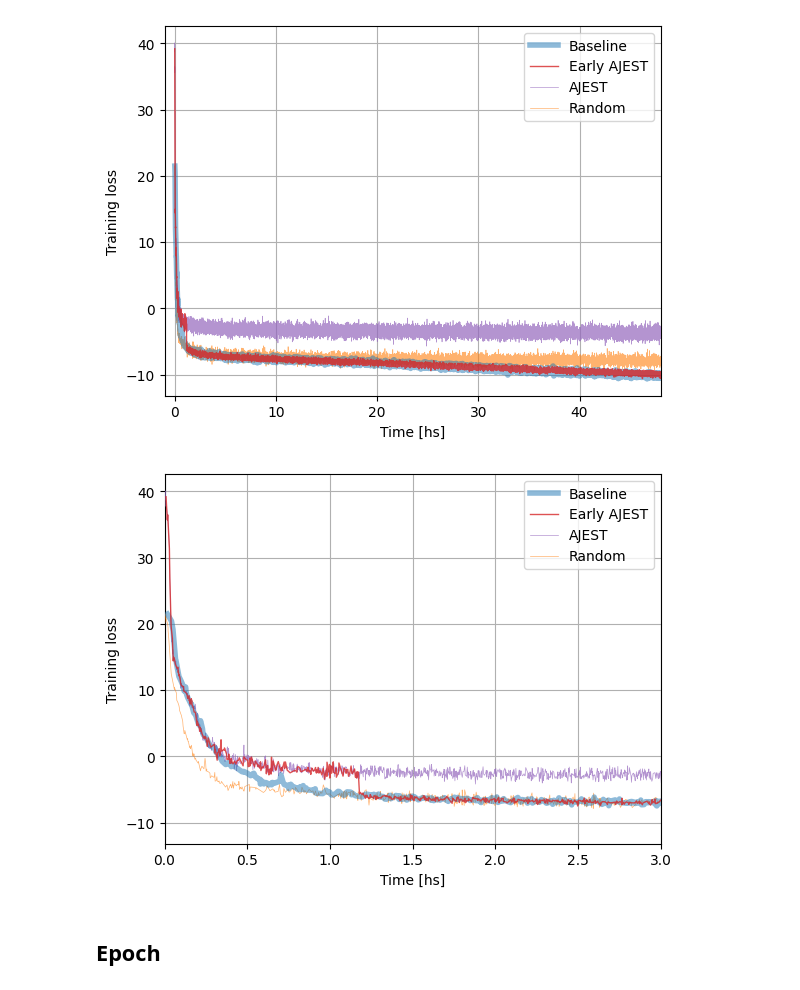
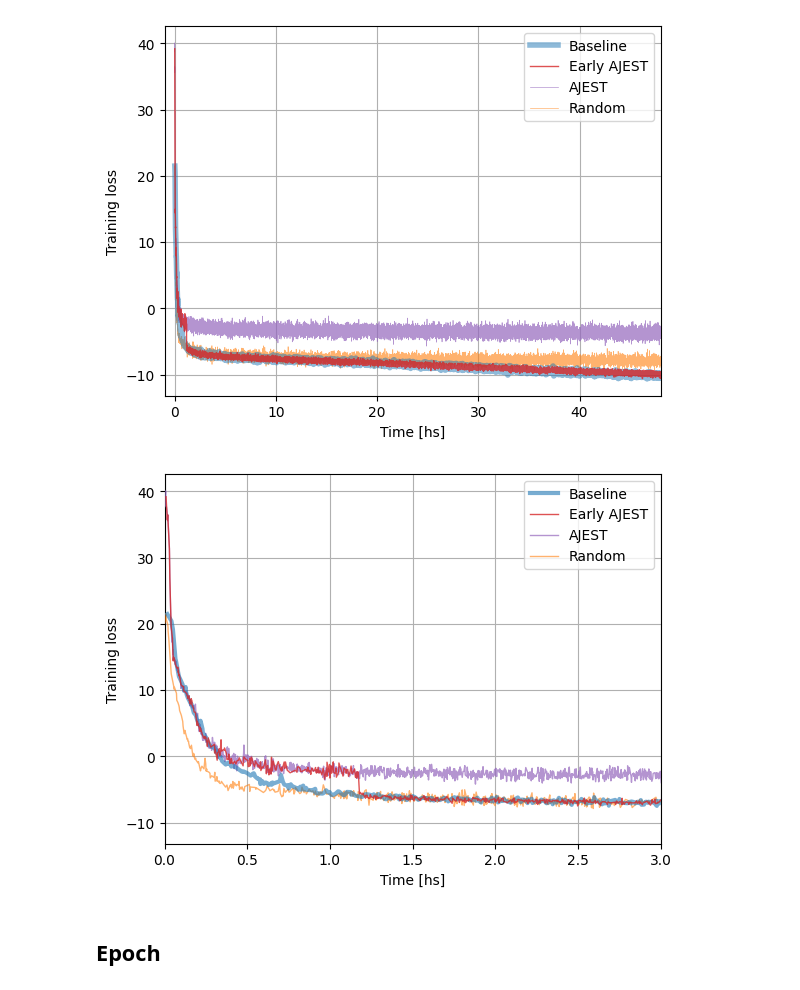
Before and after one commit to 0xInfty/Autoguided, a Jupyter notebook: Images/analysis/LossCurves.ipynb, the cells around one changed output. Cells and saved outputs as stored; diff of their text form; code cells hidden in the pictures.

Commit message:
Combined plots [M1]

```diff
--- a/Images/analysis/LossCurves.ipynb
+++ b/Images/analysis/LossCurves.ipynb
@@ -23,6 +24,9 @@ plt_kwargs = dict(color = ["C0", "C3", "C4", "C1"],
                   alpha = [0.5, 0.8, 0.7, 0.6],
                   linewidth = [4, 1, 0.5, 0.5],
                   zorder=[1000,10000,100,10])
+plt_kwargs_zoom = dict(color = ["C0", "C3", "C4", "C1"],
+                       alpha = [0.6, 0.8, 0.7, 0.6],
+                       linewidth = [3, 1, 1, 1],
+                       zorder=[1000,10000,100,10])
 plt_kwargs = {s:{k:v[i] for k,v in plt_kwargs.items()} for i,s in enumerate(series)}
-
-results = {}
+plt_kwargs_zoom = {s:{k:v[i] for k,v in plt_kwargs_zoom.items()} for i,s in enumerate(series)}
@@ -79,15 +85,15 @@ plt.grid()
 # %%
 fig, ax = plt.subplots()
 for s in series:
-    plt.plot(results["time"][s]["time"], results["time"][s]["loss"], label=s, **plt_kwargs[s])
+    plt.plot(results["time"][s]["time"], results["time"][s]["loss"], label=s, **plt_kwargs_zoom[s])
 plt.legend()
 plt.xlabel("Time [hs]")
 plt.ylabel("Training loss")
 # plt.xlim([-1, 48])
 plt.xlim([0, 3])
 plt.grid()
 # %% [output]
-[figure, old version]
+[figure, new version]
 # %% [markdown]
 ## Epoch
 # %% [markdown]
```
Also changed, not shown: parts of 8 cells of this notebook.
